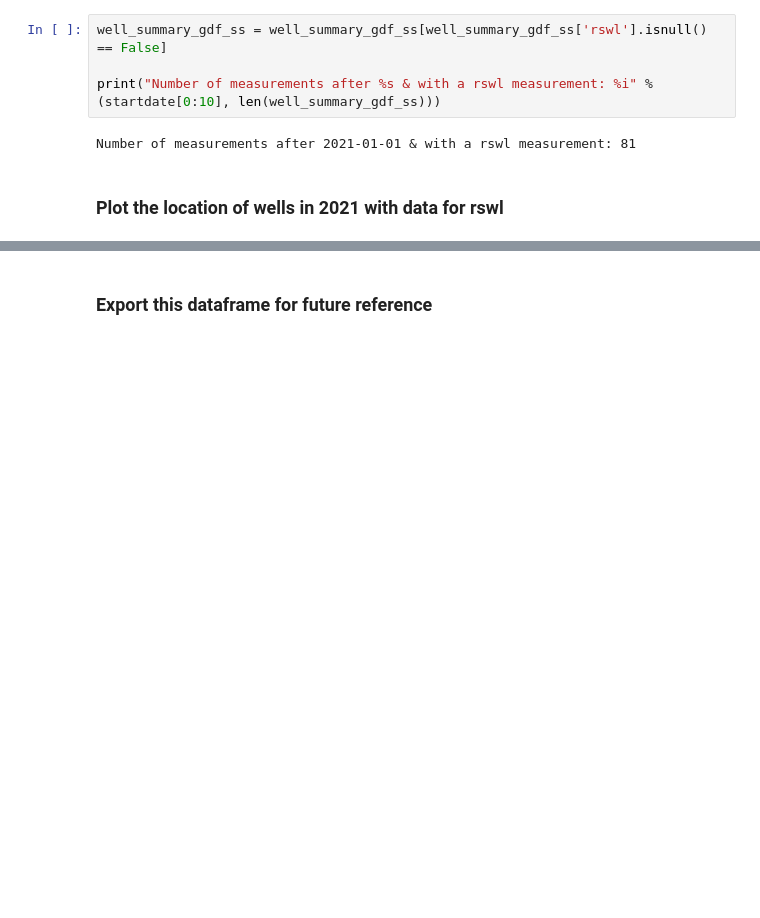
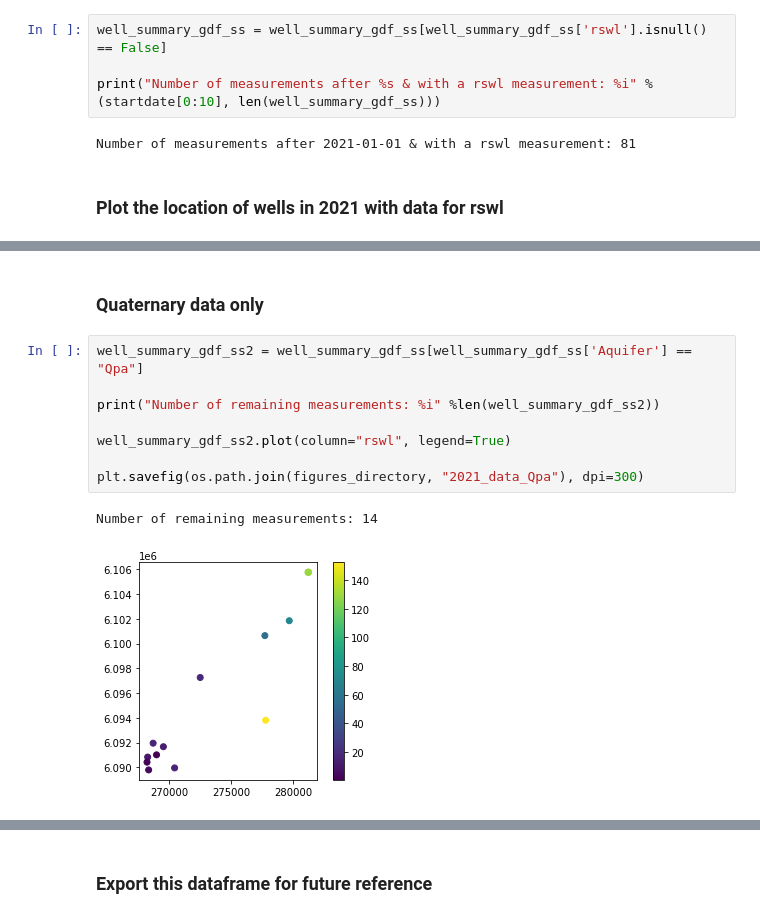
Before and after one commit to sarahkmarshall/willunga_wt, a Jupyter notebook: willunga_ts_wl.ipynb, the cells around one changed output, grey strips where cells are left out. Drawn from its saved outputs; the diff is of its cells as text; blank space fills up the shorter version.

```diff
--- a/willunga_ts_wl.ipynb
+++ b/willunga_ts_wl.ipynb
@@ -166,0 +213,13 @@ well_summary_gdf_ss.plot(column="rswl", legend=True)
+# %% [markdown]
+### Quaternary data only
+# %%
+well_summary_gdf_ss2 = well_summary_gdf_ss[well_summary_gdf_ss['Aquifer'] == "Qpa"]
+
+print("Number of remaining measurements: %i" %len(well_summary_gdf_ss2))
+
+well_summary_gdf_ss2.plot(column="rswl", legend=True)
+
+plt.savefig(os.path.join(figures_directory, "2021_data_Qpa"), dpi=300)
+# %% [output]
+Number of remaining measurements: 14
+[figure, added]
```
Also changed, not shown: parts of 50 cells of this notebook.
